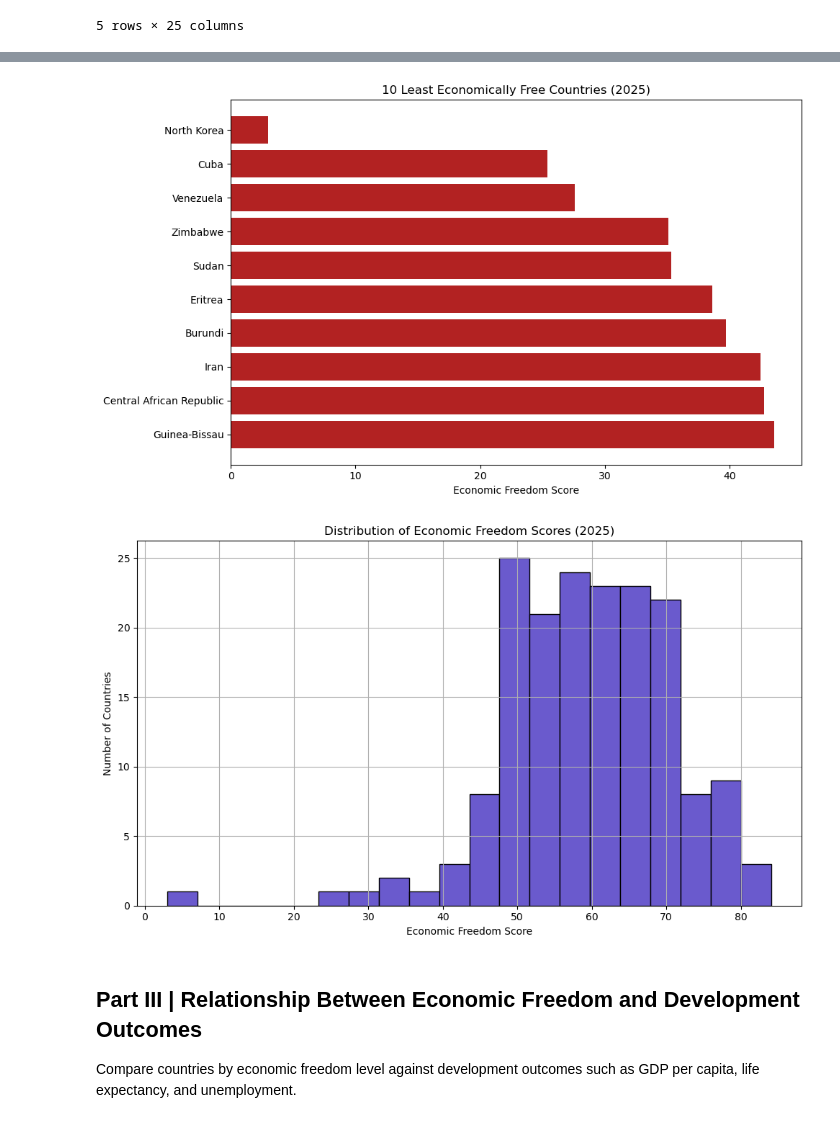
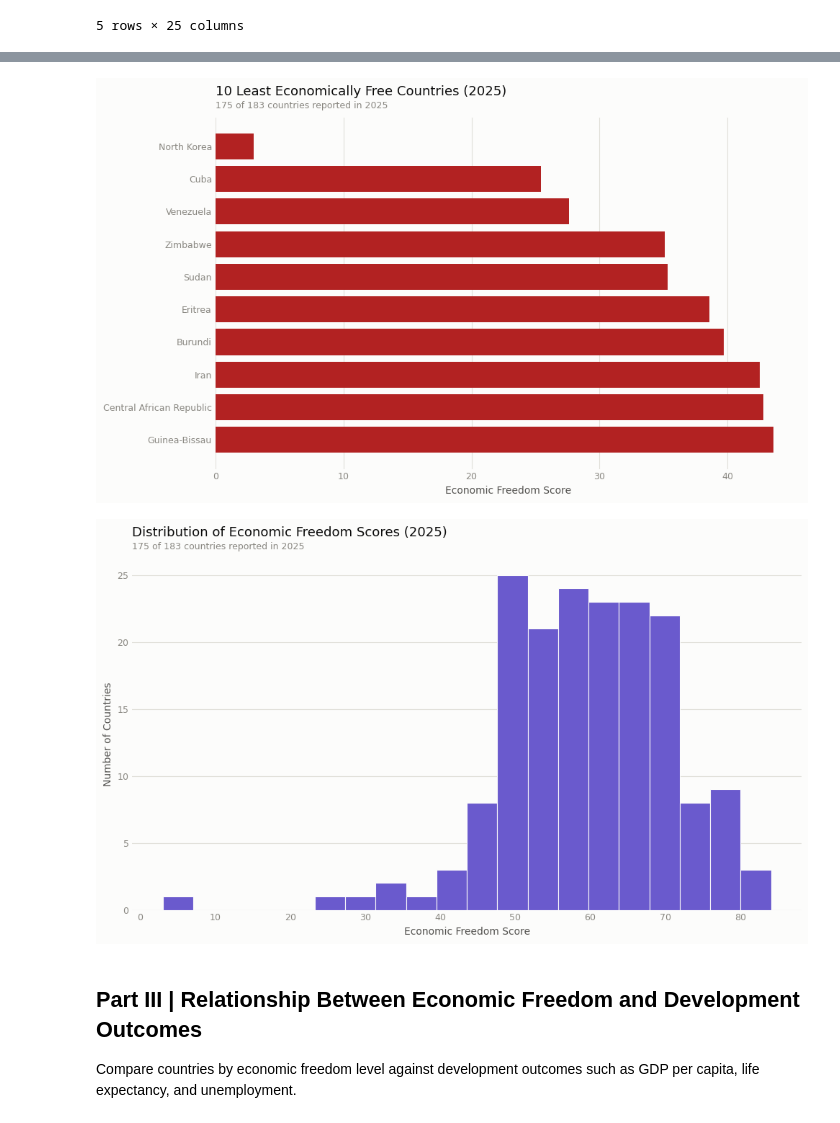
Before and after one commit to ValentimPiazera/wb-economic-freedom, a Jupyter notebook: notebooks/II-analysis.ipynb, the cells around one changed output, grey strips where cells are left out. Drawn from its saved outputs; the diff is of its cells as text; code cells hidden in the pictures.

```diff
--- a/notebooks/II-analysis.ipynb
+++ b/notebooks/II-analysis.ipynb
@@ -65,5 +67,5 @@ from src import viz
 # %%
-df = pd.read_csv("../data/processed/wb_economic_freedom_merged.csv")
+df = pd.read_csv("data/processed/wb_economic_freedom_merged.csv")
 
 df.head()
 # %% [output]
@@ -121,18 +125,18 @@ More like a trivia, this parts covers graphics about top 10 most and least in so
 # %%
-latest_year = df["Year"].max()
-top10_gdp = df[df["Year"] == latest_year].nlargest(
-    10, "GDP per capita (current US$)"
-)
+gdp_col = "GDP per capita (current US$)"
+freedom_col = "Overall Score"
 
-plt.figure(figsize=(10, 6))
-plt.barh(
-    top10_gdp["Country Name"],
-    top10_gdp["GDP per capita (current US$)"],
+# Coverage-driven rather than df["Year"].max(); see the note above.
+latest_year = utils.latest_complete_year(df, [freedom_col, gdp_col])
+
+fig = viz.plot_top_countries(
+    df,
+    gdp_col,
+    latest_year,
+    title=f"Top 10 Countries by GDP per Capita ({latest_year})",
+    xlabel="GDP per Capita (current US$)",
+    subtitle=utils.coverage_note(df, [gdp_col], latest_year),
     color="steelblue",
 )
-plt.xlabel("GDP per Capita (current US$)")
-plt.title(f"Top 10 Countries by GDP per Capita ({latest_year})")
-plt.gca().invert_yaxis()
-plt.tight_layout()
 plt.show()
 # %% [output]
@@ -156,29 +157,26 @@ plt.show()
 # %%
-bottom10_freedom = df[df["Year"] == latest_year].nsmallest(10, "Overall Score")
-
-plt.figure(figsize=(10, 6))
-plt.barh(
-    bottom10_freedom["Country Name"],
-    bottom10_freedom["Overall Score"],
+fig = viz.plot_top_countries(
+    df,
+    freedom_col,
+    latest_year,
+    title=f"10 Least Economically Free Countries ({latest_year})",
+    xlabel="Economic Freedom Score",
+    subtitle=utils.coverage_note(df, [freedom_col], latest_year),
+    largest=False,
     color="firebrick",
 )
-plt.xlabel("Economic Freedom Score")
-plt.title(f"10 Least Economically Free Countries ({latest_year})")
-plt.gca().invert_yaxis()
-plt.tight_layout()
 plt.show()
 # %% [output]
-[figure, old version]
+[figure, new version]
 # %%
-plt.figure(figsize=(10, 6))
-df[df["Year"] == latest_year]["Overall Score"].hist(
-    bins=20, color="slateblue", edgecolor="black"
+fig = viz.plot_score_distribution(
+    df,
+    latest_year,
+    title=f"Distribution of Economic Freedom Scores ({latest_year})",
+    xlabel="Economic Freedom Score",
+    subtitle=utils.coverage_note(df, [freedom_col], latest_year),
 )
-plt.xlabel("Economic Freedom Score")
-plt.ylabel("Number of Countries")
-plt.title(f"Distribution of Economic Freedom Scores ({latest_year})")
-plt.tight_layout()
 plt.show()
 # %% [output]
-[figure, old version]
+[figure, new version]
 # %%
```
Also changed, not shown: parts of 10 cells of this notebook, 2 other files.
